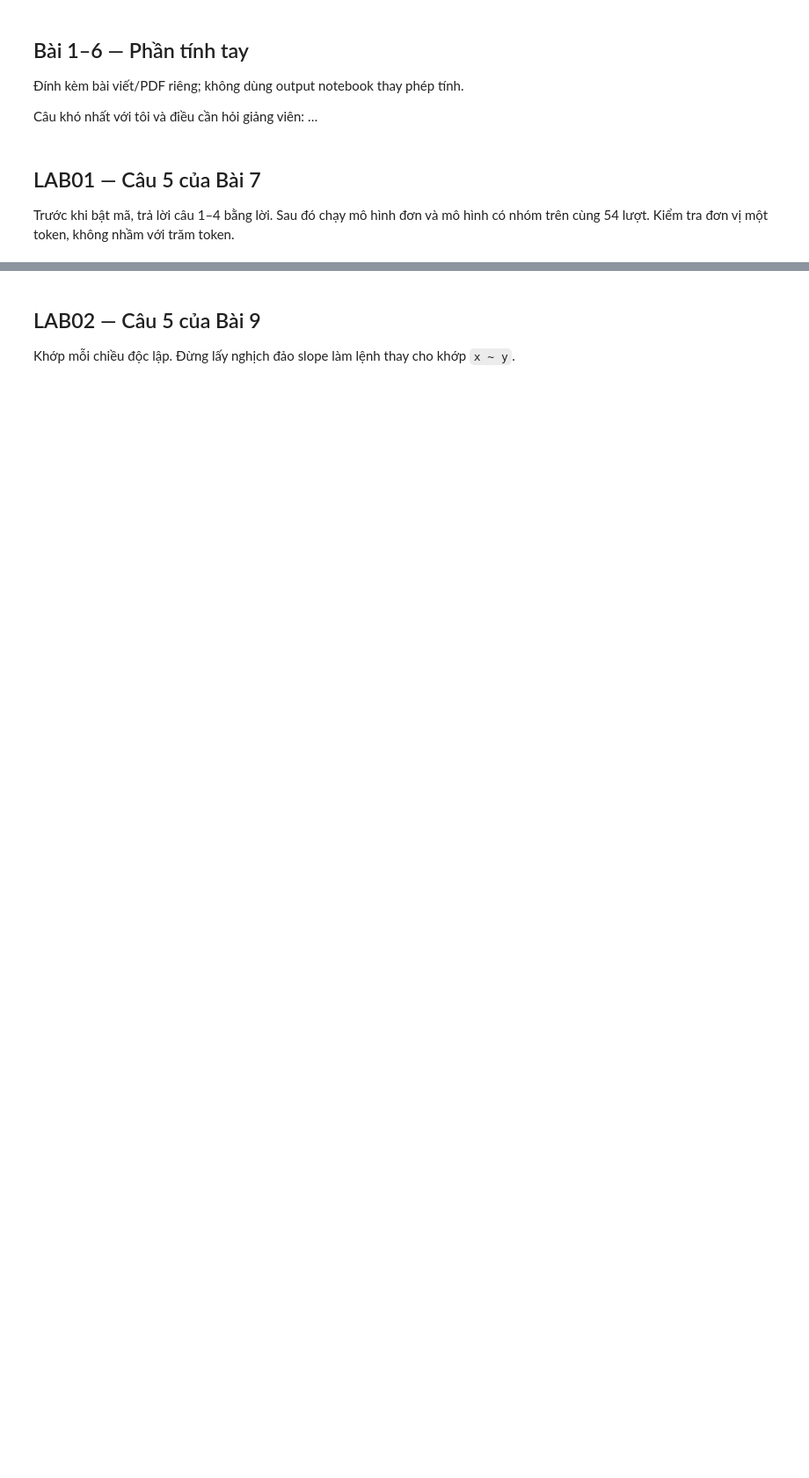
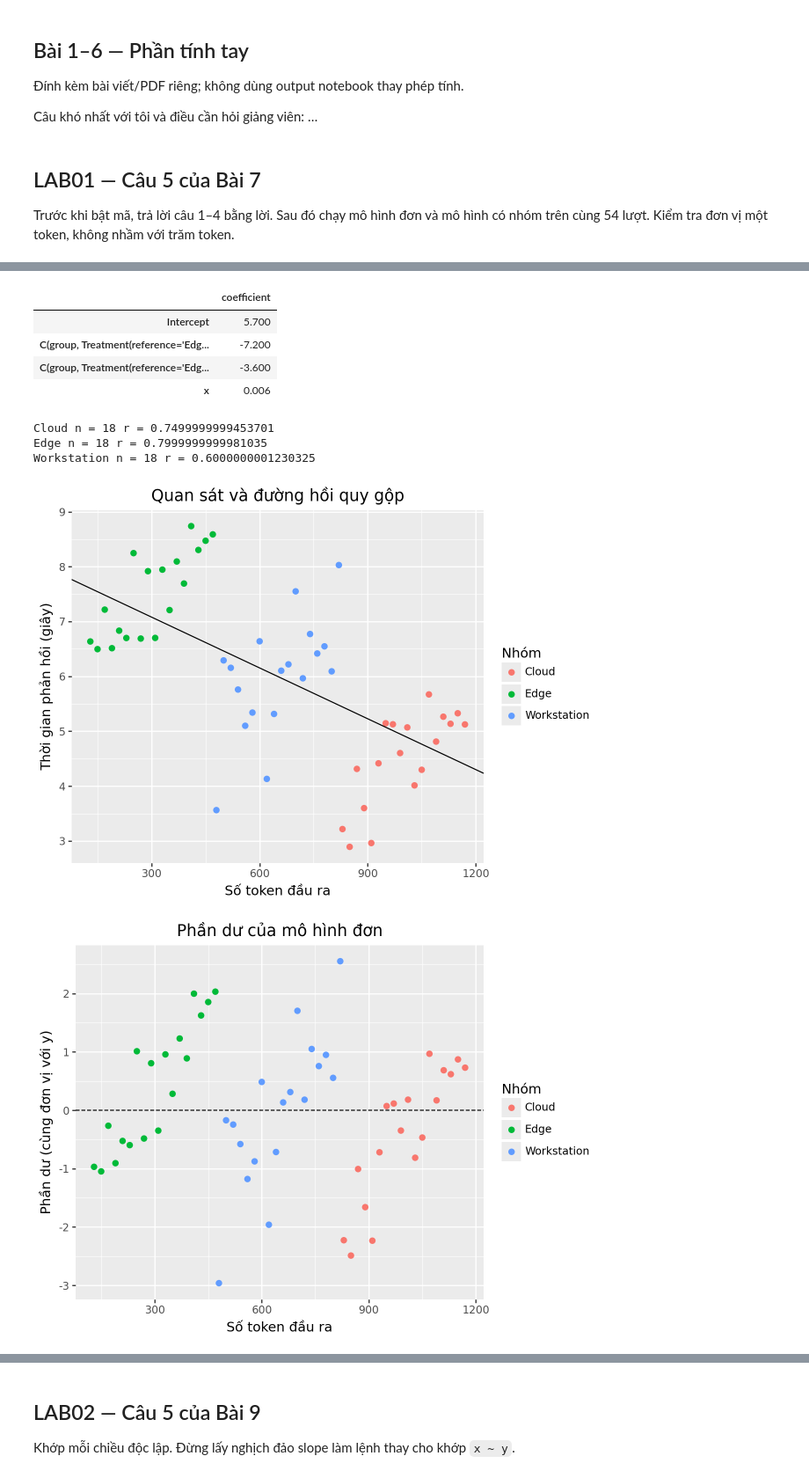
Before and after one commit to minh1407/MATH1052, a Jupyter notebook: PS04/PS04_AI_Student/PS04_AI_Student.ipynb, the cells around one changed output, grey strips where cells are left out. Shown at 88% size. Drawn from its saved outputs; the diff is of its cells as text; code cells hidden in the pictures; blank space fills up the shorter version.

```diff
--- a/PS04/PS04_AI_Student/PS04_AI_Student.ipynb
+++ b/PS04/PS04_AI_Student/PS04_AI_Student.ipynb
@@ -42,7 +48,7 @@ Câu khó nhất với tôi và điều cần hỏi giảng viên: …
 ## LAB01 — Câu 5 của Bài 7
 Trước khi bật mã, trả lời câu 1–4 bằng lời. Sau đó chạy mô hình đơn và mô hình có nhóm trên cùng 54 lượt. Kiểm tra đơn vị một token, không nhầm với trăm token.
 # %%
-RUN_LAB01 = False  # Doi thanh True sau khi da tra loi cau 1--4 cua Bai 7.
+RUN_LAB01 =  True  # Doi thanh True sau khi da tra loi cau 1--4 cua Bai 7.
 if RUN_LAB01:
     lab1 = prepare_data(ROOT,"exercise07_hardware_groups.csv",
                         "output_tokens","response_time_s","environment")
@@ -57,3 +63,4 @@ if RUN_LAB01:
     for path in save_plots(figures1,ROOT/"student_outputs","lab01"):print(path)
 else:
     print("LAB01 chưa chạy. Sửa RUN_LAB01=True khi bắt đầu thực hành.")
+# %% [output]
@@ -59,0 +75,10 @@ else:
+|  | coefficient |
+| Intercept | 5.700 |
+| C(group, Treatment(reference='Edg... | -7.200 |
+| C(group, Treatment(reference='Edg... | -3.600 |
+| x | 0.006 |
+Cloud n = 18 r = 0.7499999999453701
+Edge n = 18 r = 0.7999999999981035
+Workstation n = 18 r = 0.6000000001230325
+[figure, added]
+[figure, added]
```
Also changed, not shown: parts of 9 cells of this notebook, 1 other file.
